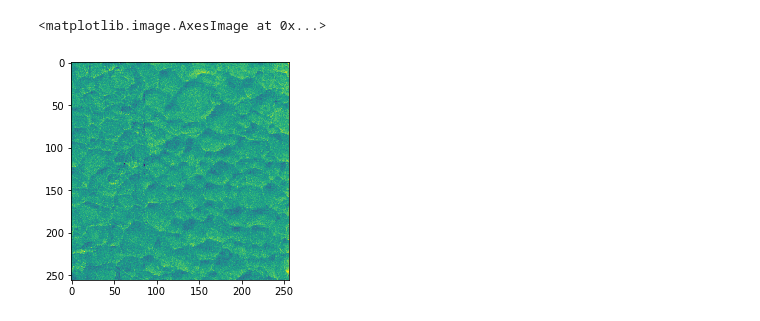
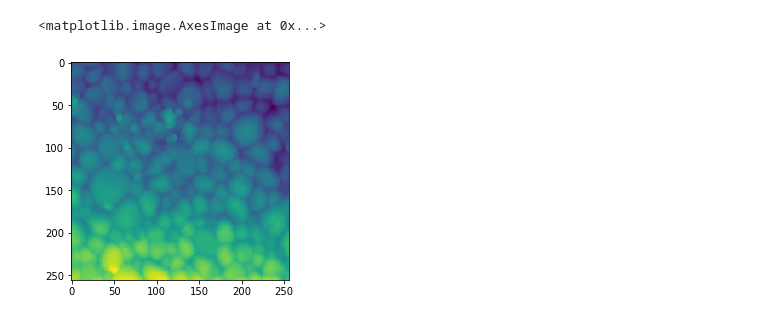
Before and after one commit to kongjy/hyperAFM, a Jupyter notebook: Jessica/PCA.ipynb, the cells around one changed output. Saved outputs shown, nothing was run; the diff lists cells and outputs as text; code cells hidden in the pictures.

```diff
--- a/Jessica/PCA.ipynb
+++ b/Jessica/PCA.ipynb
@@ -29,9 +34,11 @@ plt.imshow(topo4)
 # %%
 #hyper topo
+hypertopo = hyperspectral.channel_data[:,:,0]
+hypertopo=hypertopo[:,::-1]
 plt.imshow(hypertopo)
 # %% [output]
 <matplotlib.image.AxesImage at 0x...>
-[figure, old version]
+[figure, new version]
 # %%
 aligned = util.align_images(hyperspectral.channel_data, cAFM4)
 alignedtopo = aligned[:,:,0]
```
Also changed, not shown: parts of 23 cells of this notebook.
